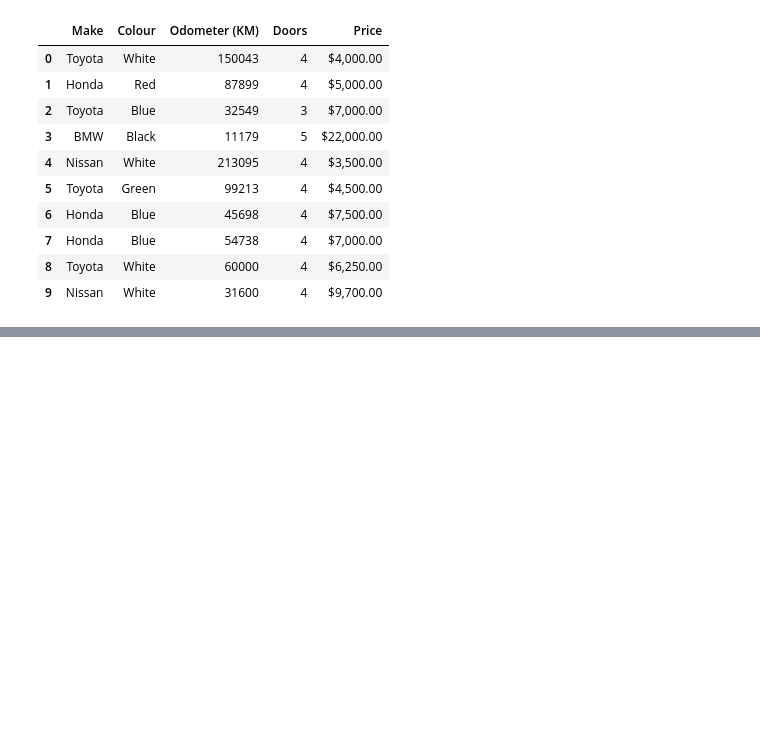
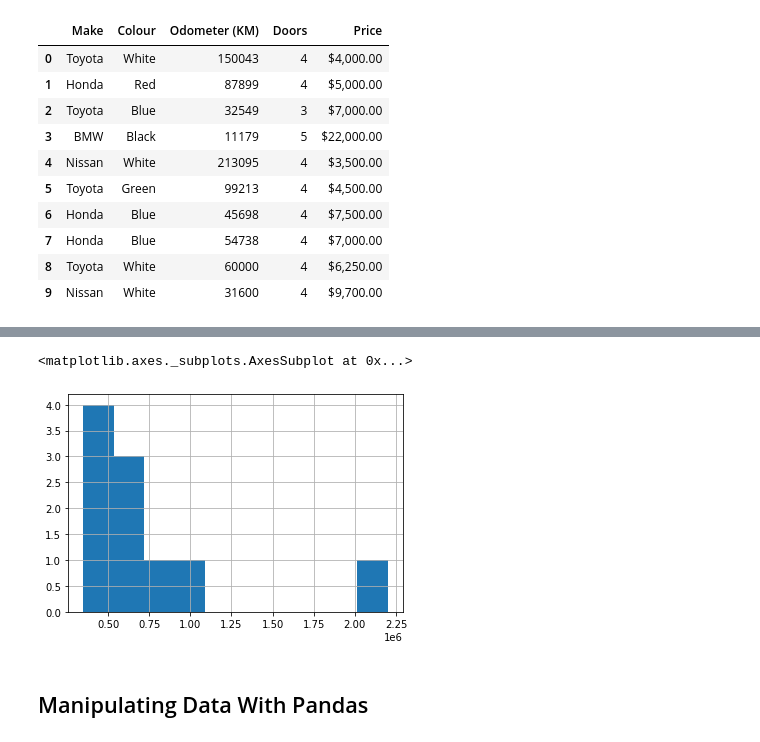
Before and after one commit to UnbiasedEagle/ml-ai, a Jupyter notebook: pandas/introduction-to-pandas.ipynb, the cells around one changed output, grey strips where cells are left out. Saved outputs shown, nothing was run; the diff lists cells and outputs as text; code cells hidden in the pictures; blank space fills up the shorter version.

Commit message:
pandas completed

```diff
--- a/pandas/introduction-to-pandas.ipynb
+++ b/pandas/introduction-to-pandas.ipynb
@@ -115,0 +323,2 @@ exported_car_Sale
+# %%
+df["Price"]=df["Price"].astype(int)
@@ -115,0 +327,2 @@ exported_car_Sale
+# %%
+df['Price'] = df.Price.str.replace('\$|\.|\,', '').astype(int)
@@ -115,0 +343,7 @@ exported_car_Sale
+# %%
+df.Price.hist()
+# %% [output]
+<matplotlib.axes._subplots.AxesSubplot at 0x...>
+[figure, added]
+# %% [markdown]
+## Manipulating Data With Pandas
```
Also changed, not shown: parts of 80 cells of this notebook, 2 other files.
